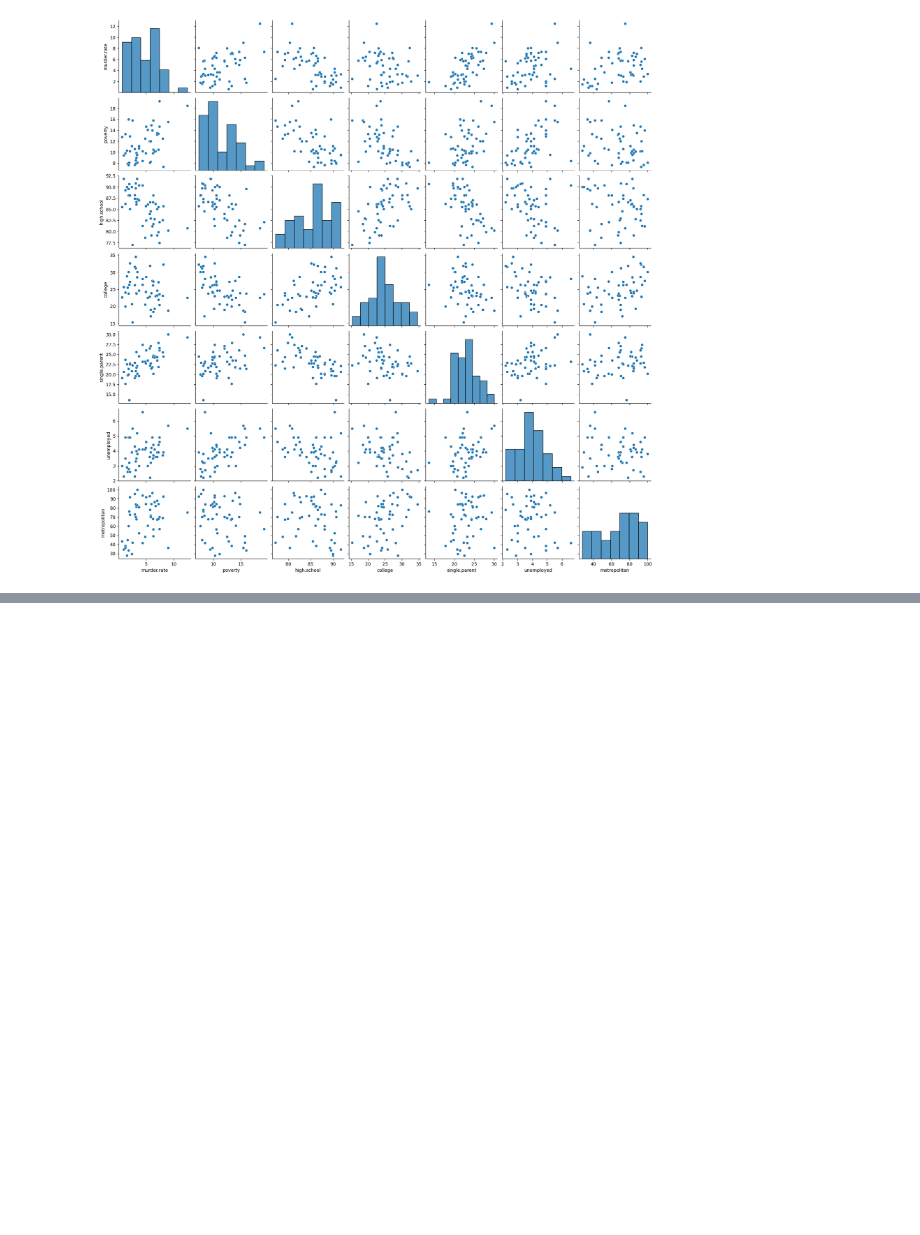
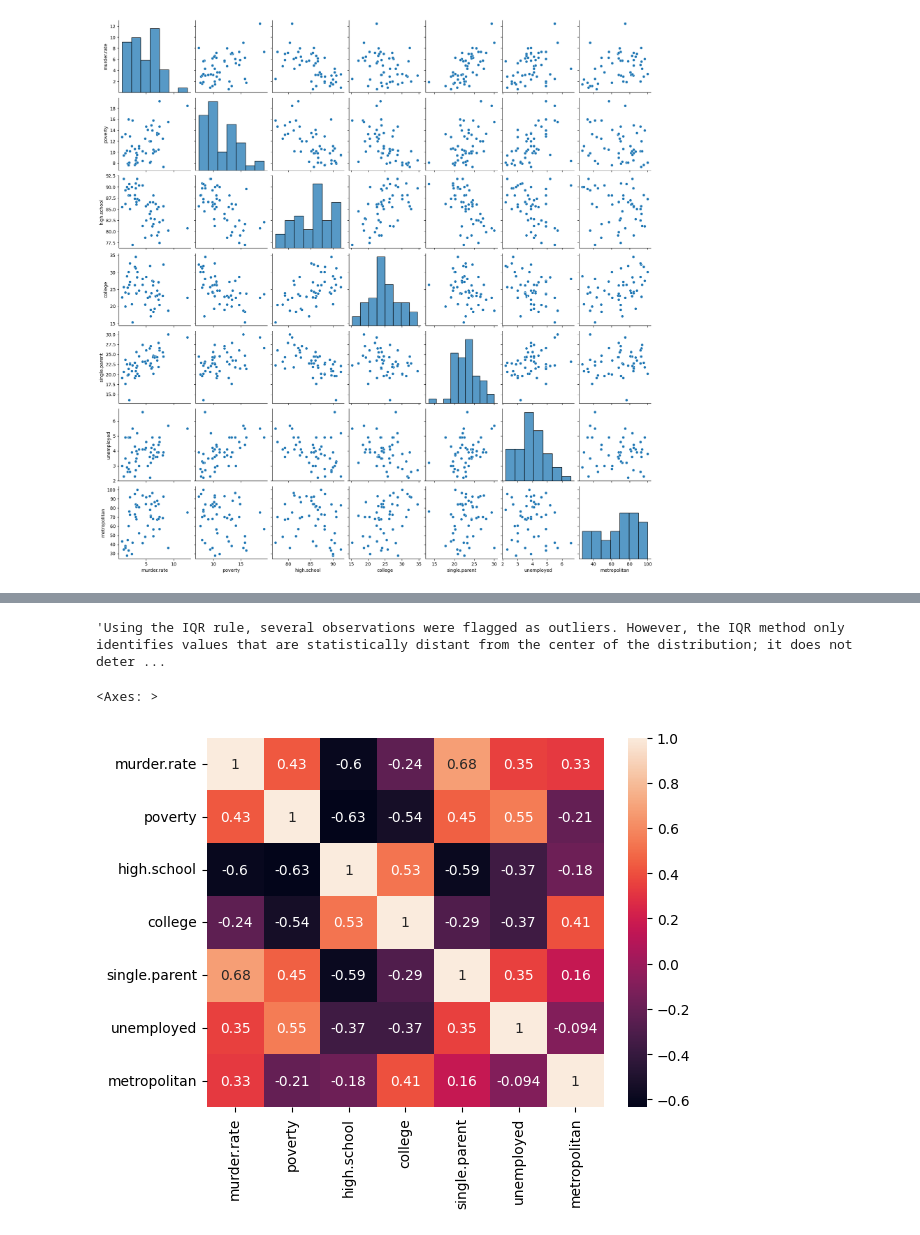
Before and after one commit to Vyrima/DL_Demo, a Jupyter notebook: notebooks/MiniProject.ipynb, the cells around one changed output, grey strips where cells are left out. Drawn from its saved outputs; the diff is of its cells as text; code cells hidden in the pictures; blank space fills up the shorter version.

Commit message:
I did delaling with outliers

```diff
--- a/notebooks/MiniProject.ipynb
+++ b/notebooks/MiniProject.ipynb
@@ -126,0 +147,10 @@ sns.boxplot(df[numeric_features])
+# %%
+Q1 = df['murder.rate'].quantile(0.25)
+Q3 = df['murder.rate'].quantile(0.75)
+IQR = Q3 - Q1
+
+lower = Q1 - 1.5 * IQR
+upper = Q3 + 1.5 * IQR
+# %%
+outliers = df[(df['murder.rate'] < lower) | (df['murder.rate'] > upper)]
+outliers[['state', 'murder.rate']]
@@ -126,0 +160,16 @@ sns.boxplot(df[numeric_features])
+# %%
+numeric_cols = ['murder.rate', 'poverty', 'high.school', 'college', 'single.parent', 'unemployed', 'metropolitan']
+outliers_df1 = []
+outliers_df2 = []
+for col in numeric_cols:
+    Q1 = df[col].quantile(0.25)
+    Q3 = df[col].quantile(0.75)
+    IQR = Q3 - Q1
+    lower = Q1 - 1.5 * IQR
+    upper = Q3 + 1.5 * IQR
+    outliers = df[(df[col] < lower) | (df[col] > upper)]
+    outliers_df1.append(outliers[['state', col]])
+    outliers_df2.append(outliers)
+
+outliers_df1 = pd.concat(outliers_df1, ignore_index=True) #to make it clear, make dateframe
+outliers_df2 = pd.concat(outliers_df2, ignore_index=True)
@@ -126,0 +192,14 @@ sns.boxplot(df[numeric_features])
+# %%
+'''Using the IQR rule, several observations were flagged as outliers. However, the IQR method only identifies values that are statistically distant from the center of the distribution;
+it does not determine whether these values are erroneous or meaningful. All detected outliers fall within normal and physically possible ranges (0–100 for percentage-based variables),
+and none deviate excessively from the main distribution. After identifying which states produced these values, I found that each outlier corresponds to a well‑known real‑world characteristic of that state (e.g., high murder rate in Louisiana, high poverty in New Mexico, low single‑parent rate in Utah, and high unemployment in Alaska). Because these values are realistic and explainable rather than errors, I chose to retain them. To further understand the relationships among these extreme cases, I generated a separate heatmap using only the outlier subset.'''
+# %% [output]
+'Using the IQR rule, several observations were flagged as outliers. However, the IQR method only identifies values that are statistically distant from the center of the distribution; it does not deter ...
+# %%
+numeric_features_outlier = outliers_df2.select_dtypes(include=['float64']).columns.tolist()
+cm1=df[numeric_features_outlier].corr()
+sns.heatmap(cm1, annot=True,xticklabels=numeric_features_outlier, yticklabels=numeric_features_outlier)
+#heatmap of ouliers. It show similar correlationship with origin group. So I will not remove the outliers
+# %% [output]
+<Axes: >
+[figure, added]
```
Also changed, not shown: parts of 10 cells of this notebook.
